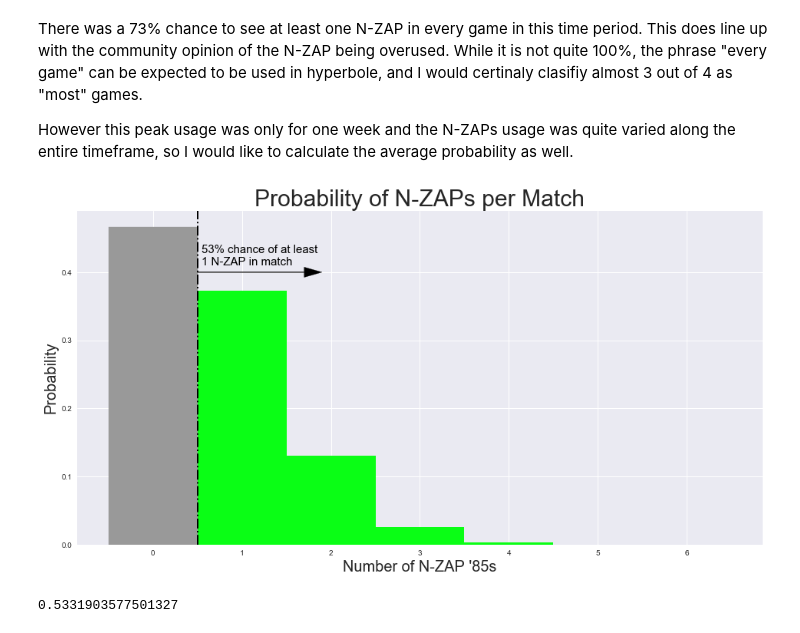
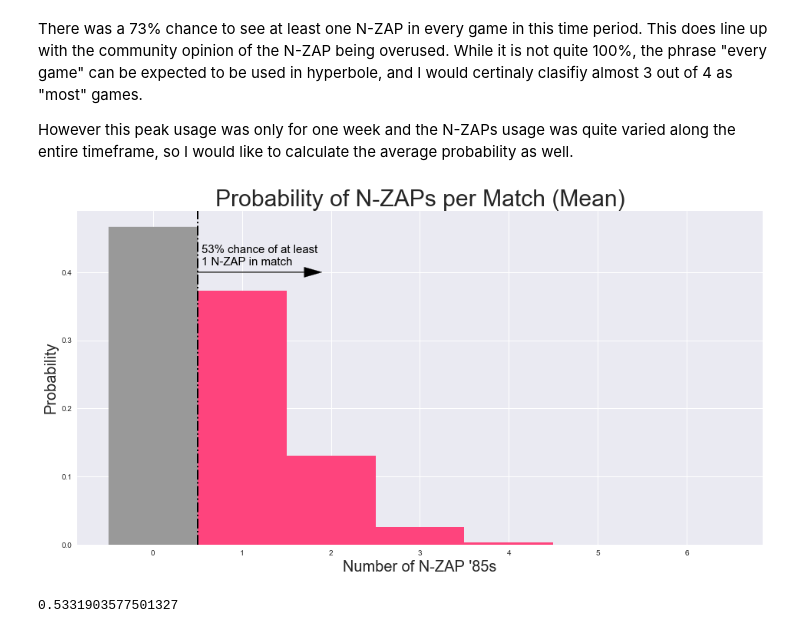
Before and after one commit to Rokushou/Splatoon2_Meta_EDA, a Jupyter notebook: EDA.ipynb, the cells around one changed output. Cells and saved outputs as stored; diff of their text form; code cells hidden in the pictures.

```diff
--- a/EDA.ipynb
+++ b/EDA.ipynb
@@ -291,24 +297,27 @@ nzap_dist = stats.binom(8, usage_df.loc["N-ZAP '85"].mean())
 # %%
 # Plot the distribution again.
 fig, ax2 = plt.subplots(figsize=(16, 8))
 
 # Plot the PMF
-color = green_n
+color = pink
 ax2.set_xlabel("Number of N-ZAP '85s", fontsize=20)
 ax2.set_ylabel('Probability', fontsize=20)
 bars = ax2.bar(range(7), [nzap_dist.pmf(i) for i in range(7)],  width=1.0, color=color)
 bars[0].set_color('#999999')
 
 # Plot a vertical line at 1, inspired by Samuel
 color = 'black'
 p = 100 * (1-nzap_dist.cdf(0))
 ax2.axvline(0.5, color=color, ls='-.', linewidth=2)
 ax2.arrow(0.5, .4, 1.2, 0, color=color, head_width=.015, head_length=.2)
 ax2.text(0.55, .41, '{:2.0f}% chance of at least\n1 N-ZAP in match'.format(p), fontsize=15, color=color)
 
-plt.title('Probability of N-ZAPs per Match', loc='center', fontsize=30, fontweight=0);
+plt.title('Probability of N-ZAPs per Match (Mean)', loc='center', fontsize=30, fontweight=0)
+
+#save
+plt.savefig('img/nzapmaxavg.png');
 # %% [output]
-[figure, old version]
+[figure, new version]
 # %%
 # Calculate the probability of seeing at least 1 N-ZAP in a game
 1-nzap_dist.cdf(0)
```
Also changed, not shown: parts of 12 cells of this notebook.
